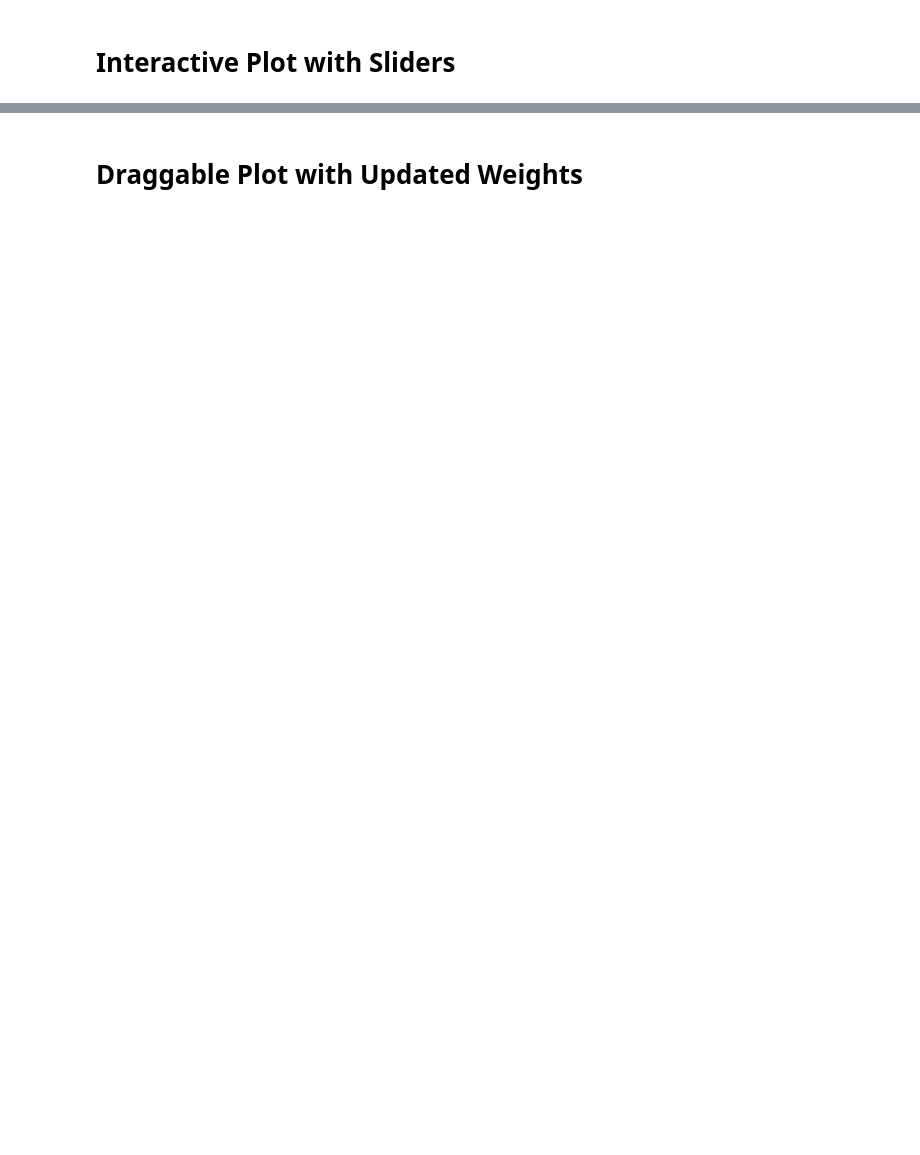
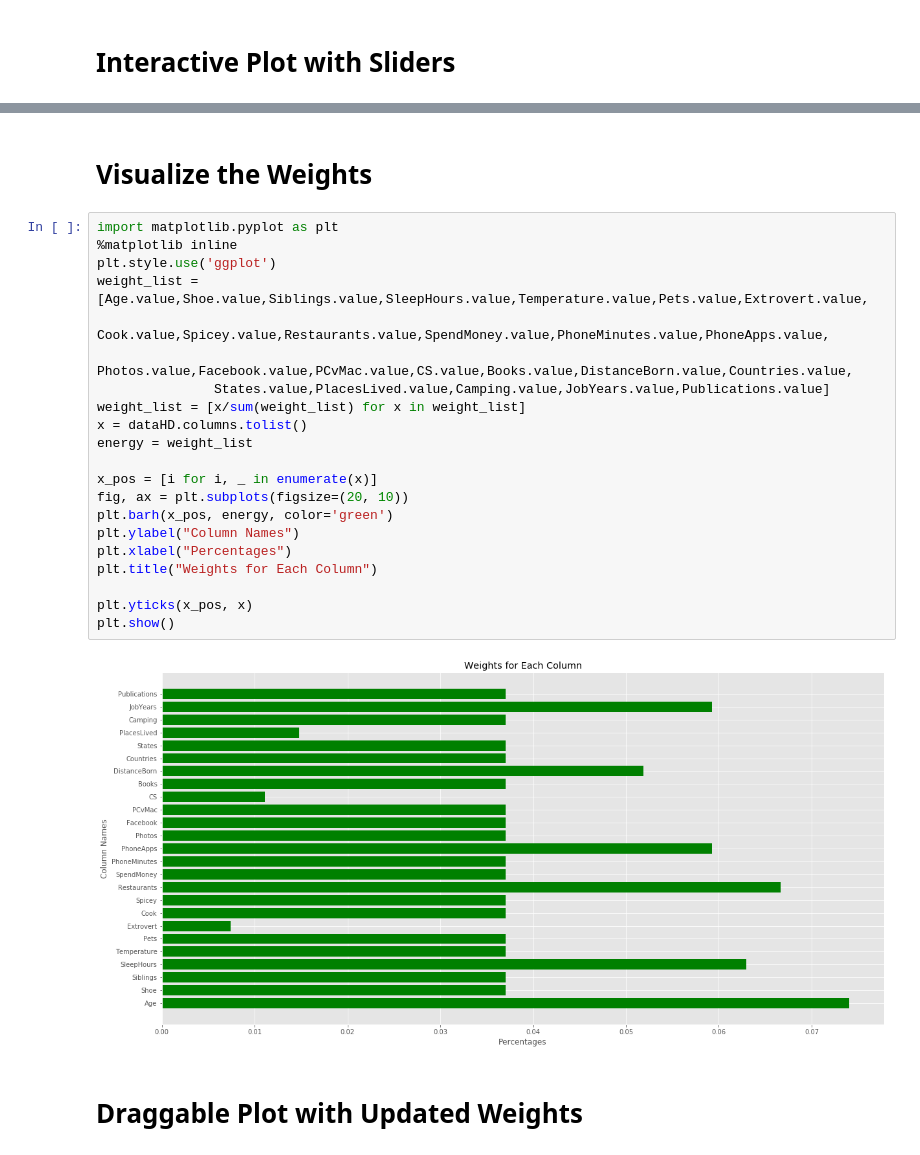
Before and after one commit to hanliu0119/Summer-Project, a Jupyter notebook: InverseMDS PreVersion.ipynb, the cells around one changed output, grey strips where cells are left out. Saved outputs shown, nothing was run; the diff lists cells and outputs as text; blank space fills up the shorter version.

```diff
--- a/InverseMDS PreVersion.ipynb
+++ b/InverseMDS PreVersion.ipynb
@@ -176,3 +165,28 @@ interactive(children=(FloatSlider(value=0.5, description='Age', max=1.0, step=0.
+# %% [markdown]
+# Visualize the Weights
+# %%
+import matplotlib.pyplot as plt
+%matplotlib inline
+plt.style.use('ggplot')
+weight_list = [Age.value,Shoe.value,Siblings.value,SleepHours.value,Temperature.value,Pets.value,Extrovert.value,
+               Cook.value,Spicey.value,Restaurants.value,SpendMoney.value,PhoneMinutes.value,PhoneApps.value,
+               Photos.value,Facebook.value,PCvMac.value,CS.value,Books.value,DistanceBorn.value,Countries.value,
+               States.value,PlacesLived.value,Camping.value,JobYears.value,Publications.value]
+weight_list = [x/sum(weight_list) for x in weight_list]
+x = dataHD.columns.tolist()
+energy = weight_list
+
+x_pos = [i for i, _ in enumerate(x)]
+fig, ax = plt.subplots(figsize=(20, 10))
+plt.barh(x_pos, energy, color='green')
+plt.ylabel("Column Names")
+plt.xlabel("Percentages")
+plt.title("Weights for Each Column")
+
+plt.yticks(x_pos, x)
+plt.show()
+# %% [output]
+[figure, added]
 # %% [markdown]
 # Draggable Plot with Updated Weights
 # %%
```
Also changed, not shown: parts of 12 cells of this notebook.
